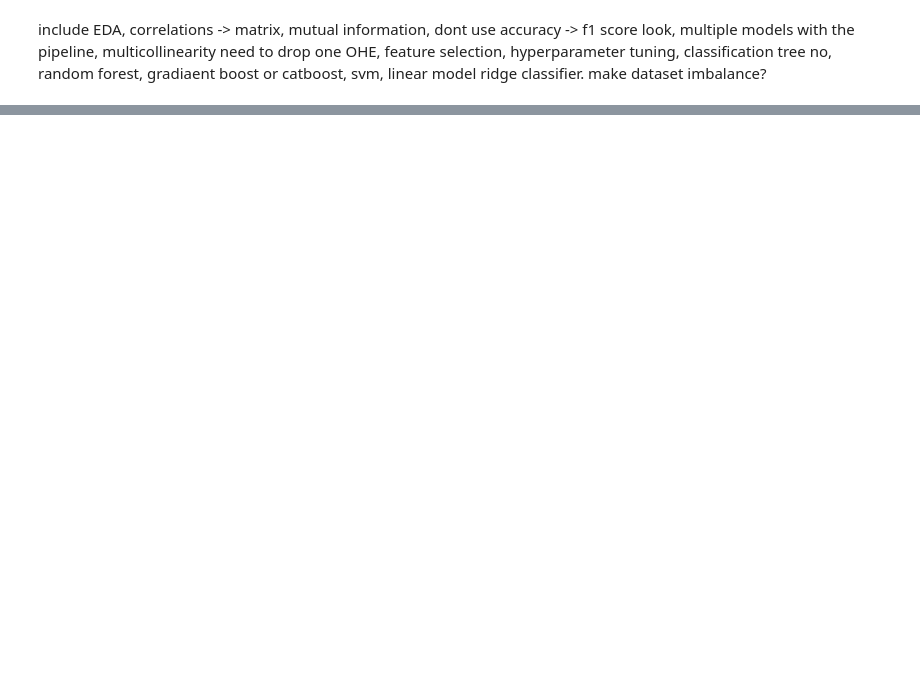
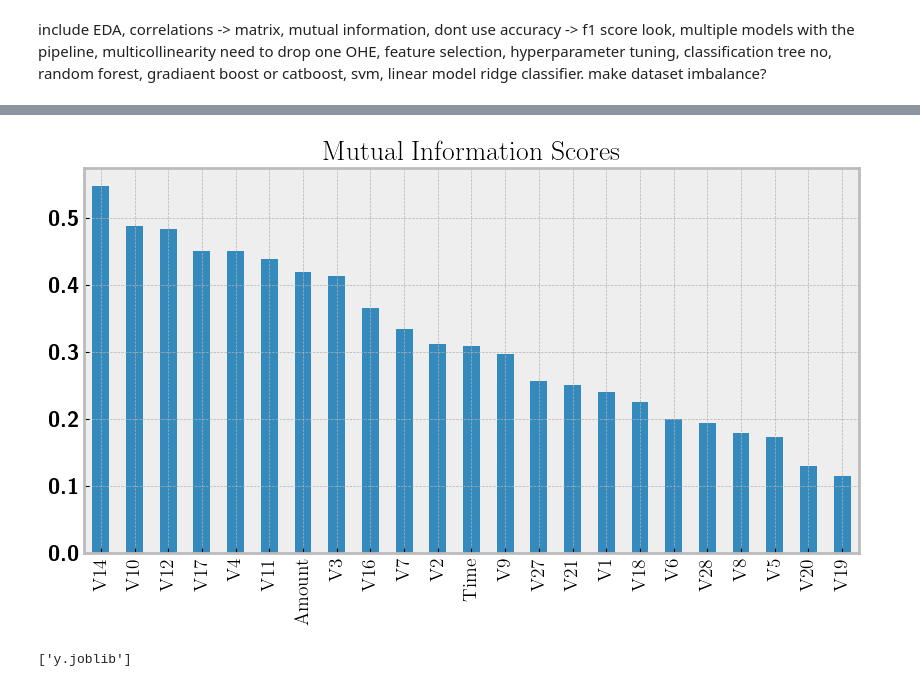
Before and after one commit to evanfrang/fraud_detection, a Jupyter notebook: fraud_eda.ipynb, the cells around one changed output, grey strips where cells are left out. Saved outputs shown, nothing was run; the diff lists cells and outputs as text; code cells hidden in the pictures; blank space fills up the shorter version.

```diff
--- a/fraud_eda.ipynb
+++ b/fraud_eda.ipynb
@@ -173,0 +130,21 @@ plt.show()
+# %%
+df_drop = df.drop(columns=['V13', 'V15', 'V22', 'V23', 'V24', 'V25','V26'])
+# %%
+X = df_drop.drop('Fraud', axis=1)
+y = df_drop['Fraud']
+# %%
+smote_enn = SMOTEENN(random_state=22)
+X_resampled, y_resampled = smote_enn.fit_resample(X, y)
+# %%
+mi_scores = mutual_info_classif(X_resampled, y_resampled)
+mi_df = pd.Series(mi_scores, index=X_resampled.columns).sort_values(ascending=False)
+# %%
+mi_df.plot(kind='bar', figsize=(10, 5), title='Mutual Information Scores')
+plt.show()
+# %% [output]
+[figure, added]
+# %%
+dump(X_resampled, 'X.joblib')
+dump(y_resampled, 'y.joblib')
+# %% [output]
+['y.joblib']
```
Also changed, not shown: parts of 22 cells of this notebook, 1 other file.
